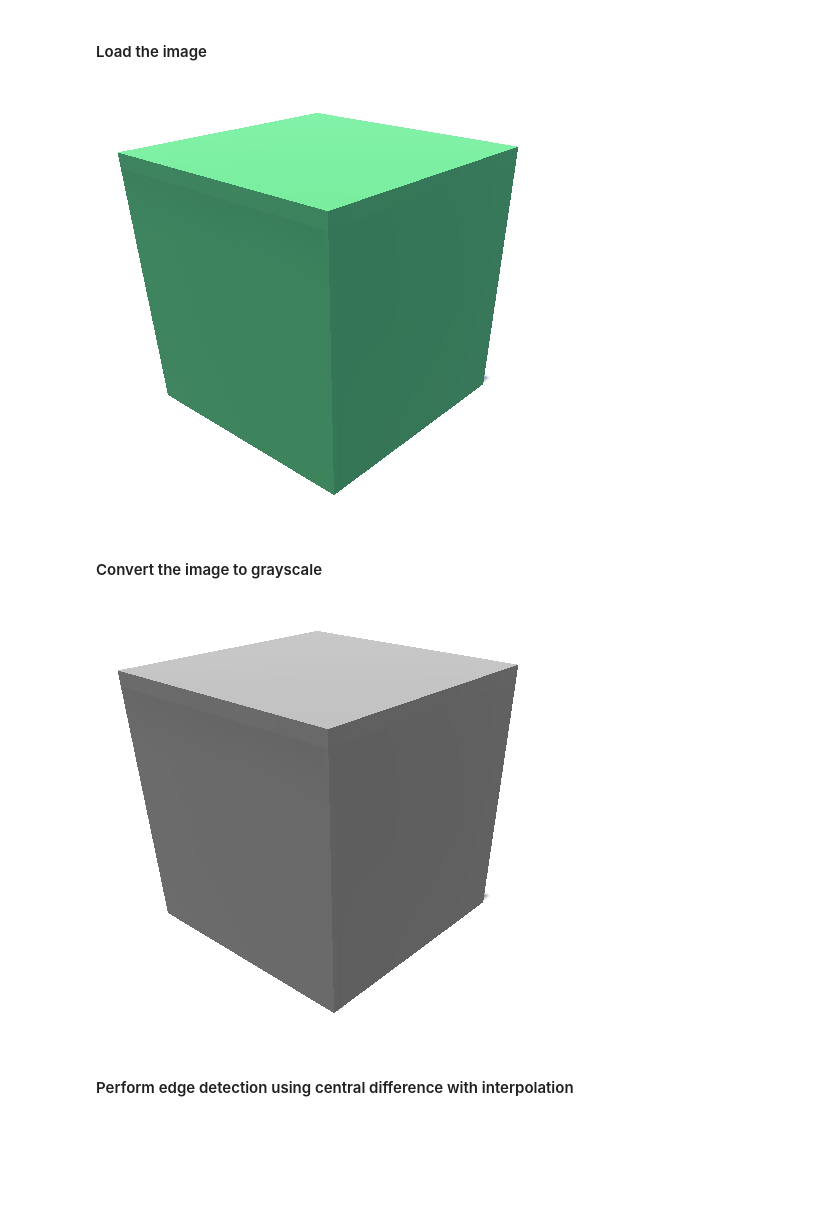
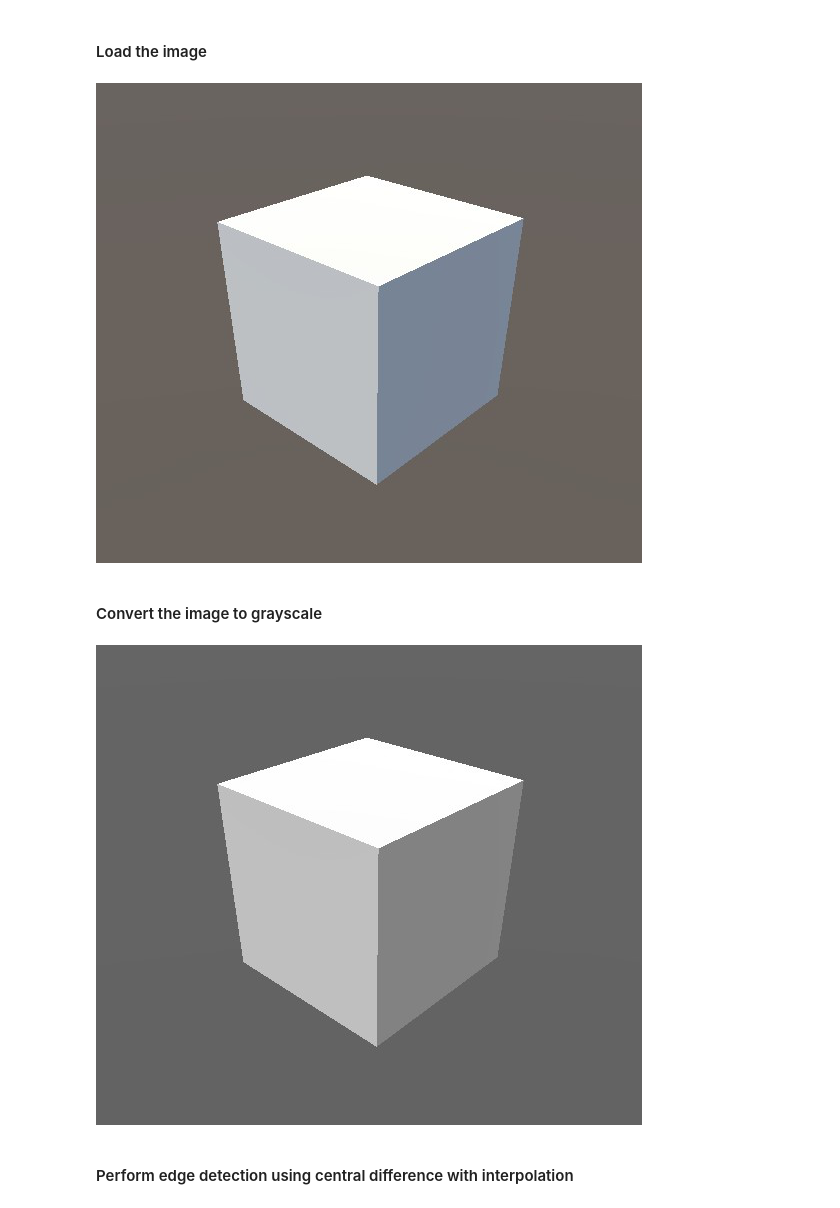
Before and after one commit to DSjet/Numerical-Methods-Volume-Estimation, a Jupyter notebook: numerical_methods_final.ipynb, the cells around one changed output. Cells and saved outputs as stored; diff of their text form; code cells hidden in the pictures; blank space fills up the shorter version.

```diff
--- a/numerical_methods_final.ipynb
+++ b/numerical_methods_final.ipynb
@@ -73,17 +83,17 @@ def central_difference(image):
 # %% [markdown]
 #### Load the image
 # %%
-image = Image.open('./images/greencube.png')
+image = Image.open('./images/greycube.jpg')
 image
 # %% [output]
-[figure, old version]
+[figure, new version]
 # %% [markdown]
 #### Convert the image to grayscale
 # %%
 grayscale_image = grayscale(image)
 grayscale_image
 # %% [output]
-[figure, old version]
+[figure, new version]
 # %% [markdown]
 #### Perform edge detection using central difference with interpolation
 # %%
```
Also changed, not shown: parts of 4 cells of this notebook.
